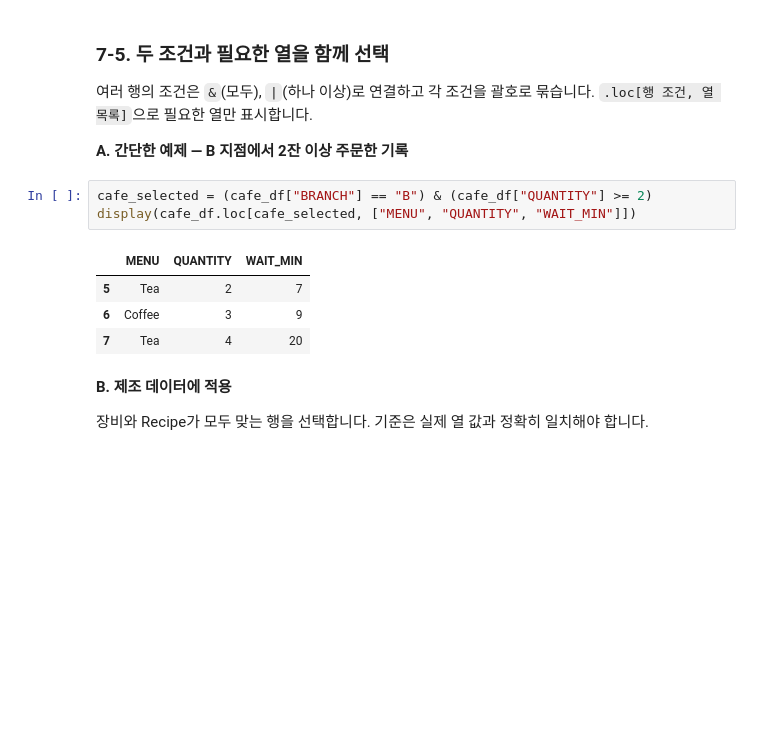
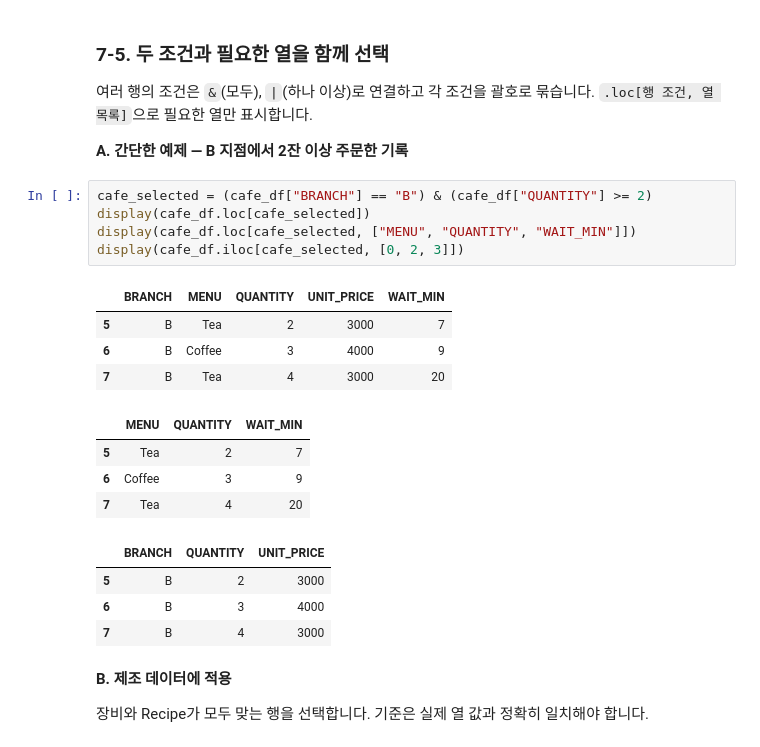
Before and after one commit to hayeong-code/hynix-ITAP, a Jupyter notebook: week1/01_Basic_Background/01_Python_Basics.ipynb, the cells around one changed output. Saved outputs shown, nothing was run; the diff lists cells and outputs as text; blank space fills up the shorter version.

```diff
--- a/week1/01_Basic_Background/01_Python_Basics.ipynb
+++ b/week1/01_Basic_Background/01_Python_Basics.ipynb
@@ -817,12 +1025,22 @@ print("선택한 행 수:", len(equipment_a))
 **A. 간단한 예제 — B 지점에서 2잔 이상 주문한 기록**
 # %%
 cafe_selected = (cafe_df["BRANCH"] == "B") & (cafe_df["QUANTITY"] >= 2)
+display(cafe_df.loc[cafe_selected])
 display(cafe_df.loc[cafe_selected, ["MENU", "QUANTITY", "WAIT_MIN"]])
+display(cafe_df.iloc[cafe_selected, [0, 2, 3]])
 # %% [output]
-|  | MENU | QUANTITY | WAIT_MIN |
-| 5 | Tea | 2 | 7 |
-| 6 | Coffee | 3 | 9 |
-| 7 | Tea | 4 | 20 |
+|  | BRANCH | MENU | QUANTITY | UNIT_PRICE | WAIT_MIN |
+| 5 | B | Tea | 2 | 3000 | 7 |
+| 6 | B | Coffee | 3 | 4000 | 9 |
+| 7 | B | Tea | 4 | 3000 | 20 |
+|  | MENU | QUANTITY | WAIT_MIN |
+| 5 | Tea | 2 | 7 |
+| 6 | Coffee | 3 | 9 |
+| 7 | Tea | 4 | 20 |
+|  | BRANCH | QUANTITY | UNIT_PRICE |
+| 5 | B | 2 | 3000 |
+| 6 | B | 3 | 4000 |
+| 7 | B | 4 | 3000 |
 # %% [markdown]
 **B. 제조 데이터에 적용**
 
```
Also changed, not shown: parts of 55 cells of this notebook, 1 other file.
